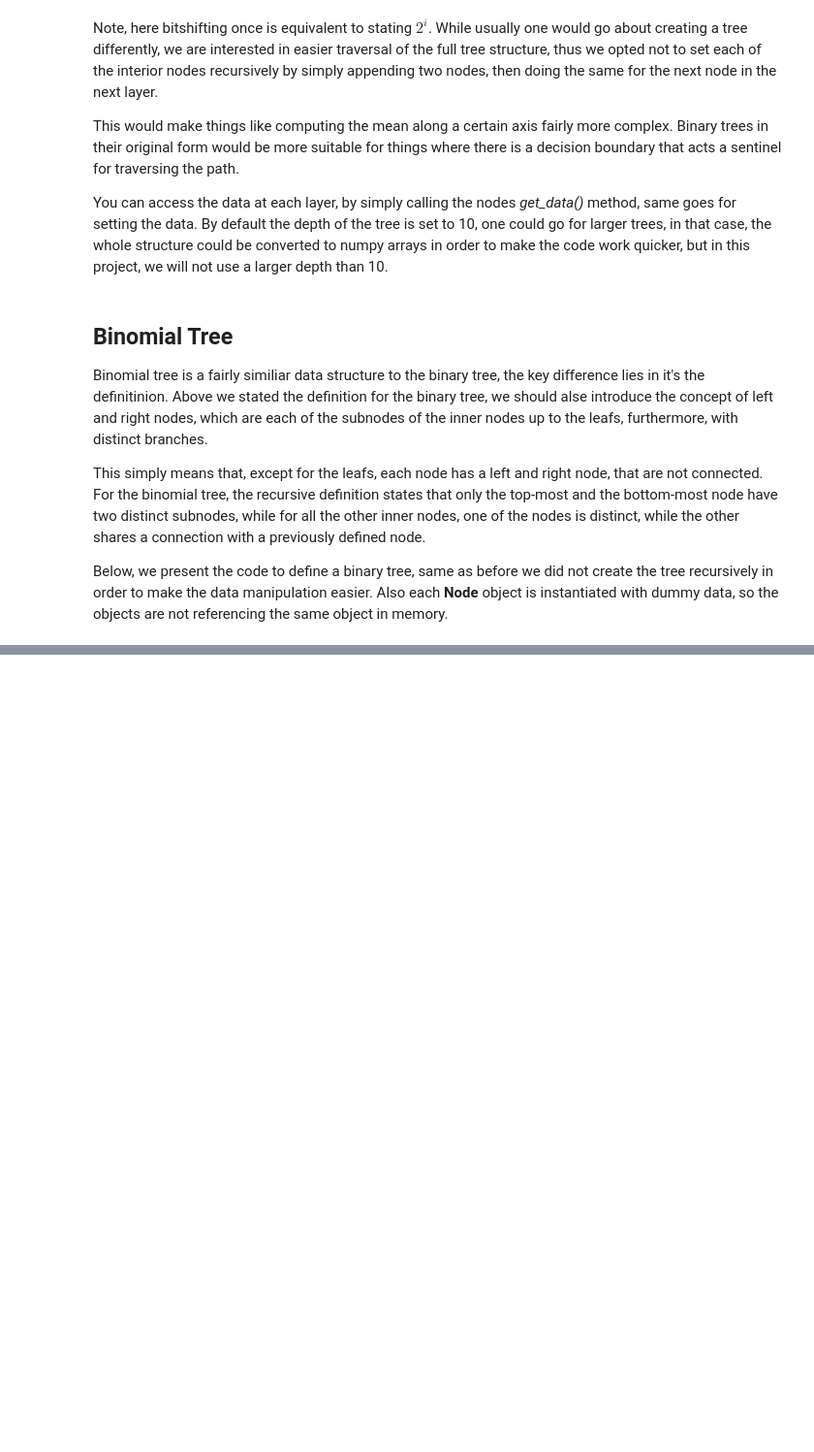
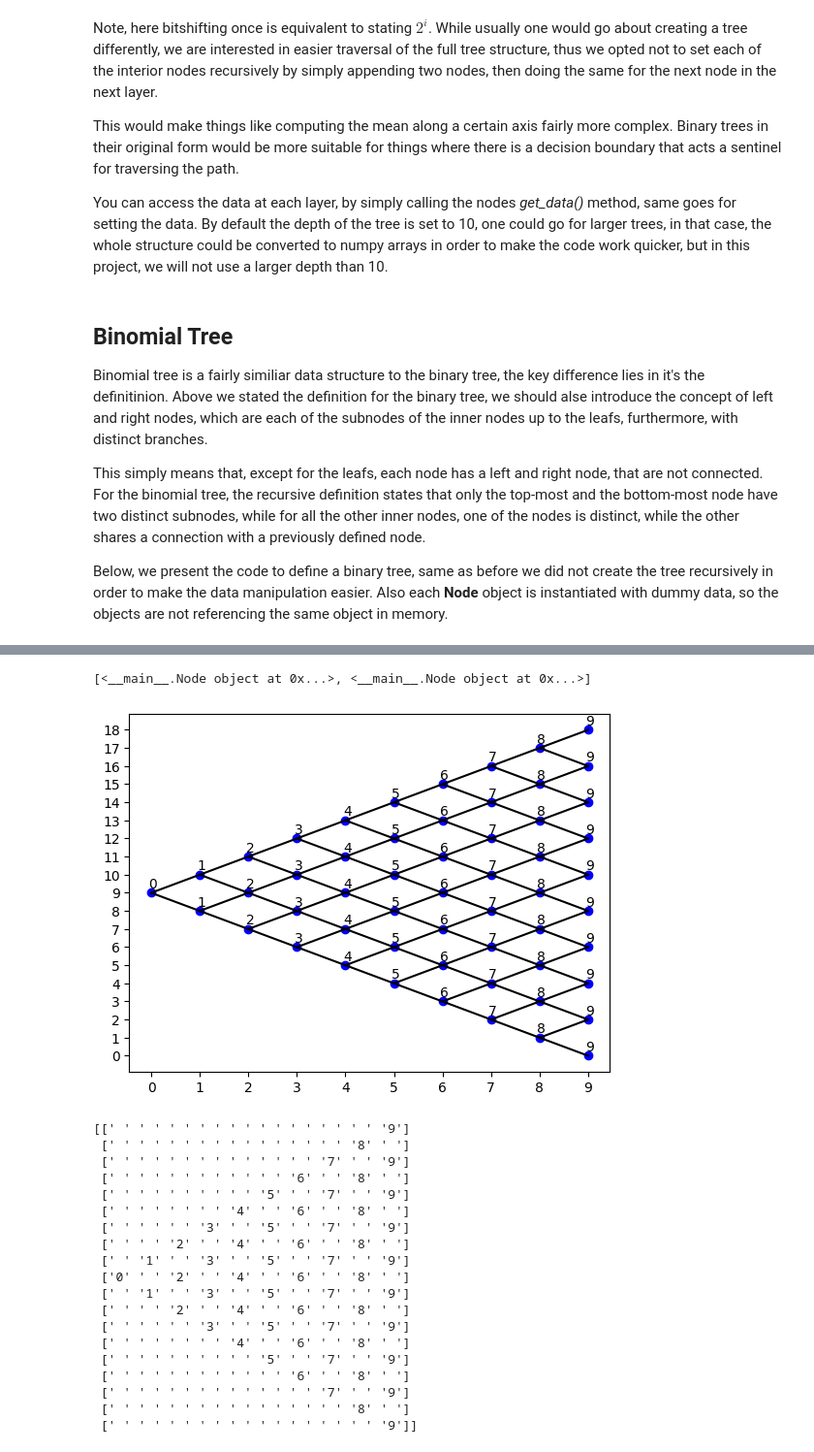
Before and after one commit to SmajlovicEmir/Binomial-ML-probabilities, a Jupyter notebook: Binomial Data Structure.ipynb, the cells around one changed output, grey strips where cells are left out. Shown at 97% size. Saved outputs shown, nothing was run; the diff lists cells and outputs as text; code cells hidden in the pictures; blank space fills up the shorter version.

```diff
--- a/Binomial Data Structure.ipynb
+++ b/Binomial Data Structure.ipynb
@@ -10,7 +10,8 @@ Here we introduce a simple node class, which just does this simplest function wi
 import numpy as np
 import matplotlib.pyplot as plt
 from scipy.special import binom
-
+import itertools
+%matplotlib inline
 
 class Node:
 
@@ -24,6 +25,7 @@ class Node:
         else:
             self.next_nodes = []
         self.data = data
+        self.coo = ()
 
     def get_data(self):
         return self.data
@@ -110,0 +200,28 @@ class BinomialTree(BinaryTree):
+# %%
+a = BinomialTree()
+b = a.get_tree_node(1, 0)
+print(b.get_next_nodes())
+a.plot_tree();
+a.print_tree()
+# %% [output]
+[<__main__.Node object at 0x...>, <__main__.Node object at 0x...>]
+[figure, added]
+[[' ' ' ' ' ' ' ' ' ' ' ' ' ' ' ' ' ' '9']
+ [' ' ' ' ' ' ' ' ' ' ' ' ' ' ' ' '8' ' ']
+ [' ' ' ' ' ' ' ' ' ' ' ' ' ' '7' ' ' '9']
+ [' ' ' ' ' ' ' ' ' ' ' ' '6' ' ' '8' ' ']
+ [' ' ' ' ' ' ' ' ' ' '5' ' ' '7' ' ' '9']
+ [' ' ' ' ' ' ' ' '4' ' ' '6' ' ' '8' ' ']
+ [' ' ' ' ' ' '3' ' ' '5' ' ' '7' ' ' '9']
+ [' ' ' ' '2' ' ' '4' ' ' '6' ' ' '8' ' ']
+ [' ' '1' ' ' '3' ' ' '5' ' ' '7' ' ' '9']
+ ['0' ' ' '2' ' ' '4' ' ' '6' ' ' '8' ' ']
+ [' ' '1' ' ' '3' ' ' '5' ' ' '7' ' ' '9']
+ [' ' ' ' '2' ' ' '4' ' ' '6' ' ' '8' ' ']
+ [' ' ' ' ' ' '3' ' ' '5' ' ' '7' ' ' '9']
+ [' ' ' ' ' ' ' ' '4' ' ' '6' ' ' '8' ' ']
+ [' ' ' ' ' ' ' ' ' ' '5' ' ' '7' ' ' '9']
+ [' ' ' ' ' ' ' ' ' ' ' ' '6' ' ' '8' ' ']
+ [' ' ' ' ' ' ' ' ' ' ' ' ' ' '7' ' ' '9']
+ [' ' ' ' ' ' ' ' ' ' ' ' ' ' ' ' '8' ' ']
+ [' ' ' ' ' ' ' ' ' ' ' ' ' ' ' ' ' ' '9']]
```
Also changed, not shown: parts of 11 cells of this notebook, 3 other files.
